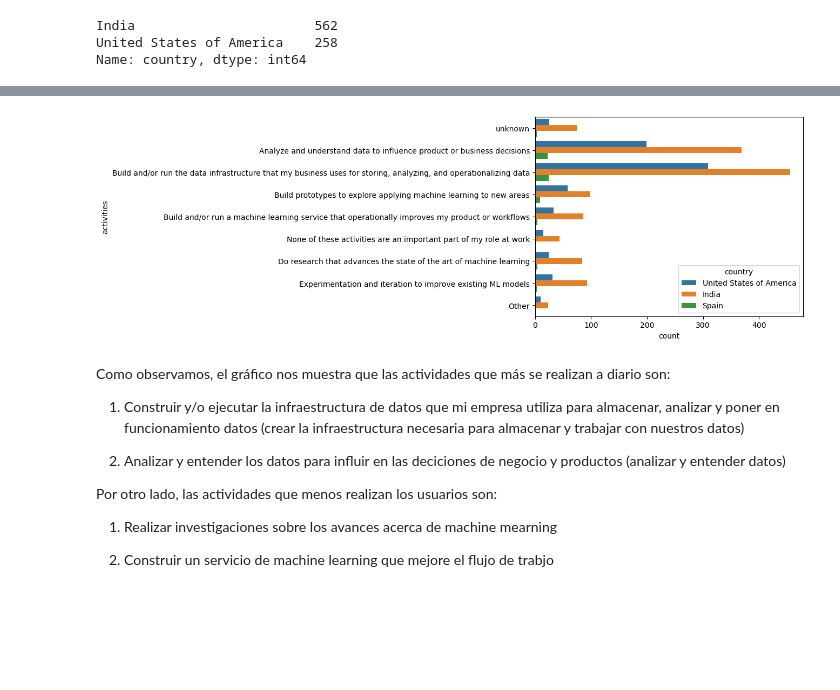
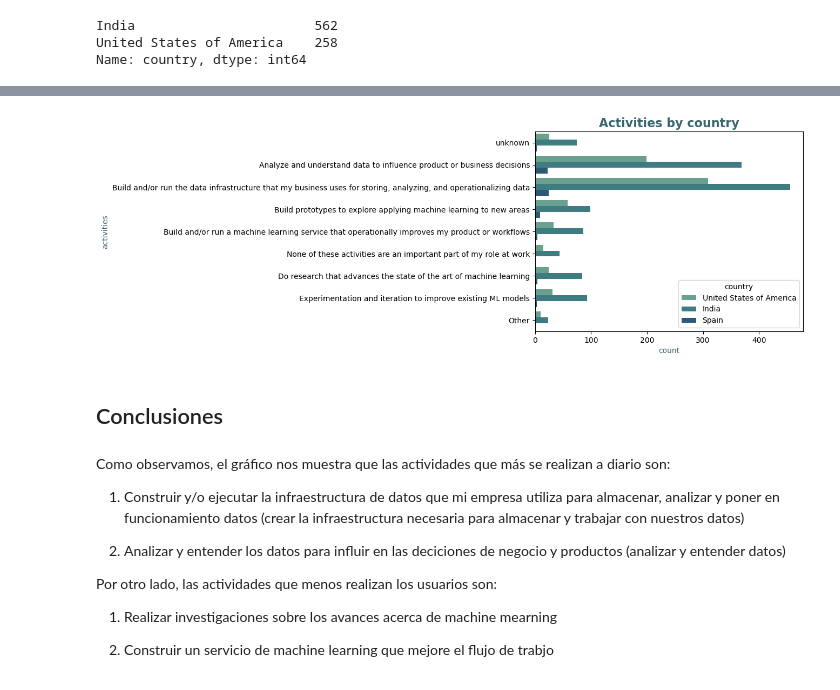
Before and after one commit to LourdesBoj/promoE_modulo2_proyecto_equipo3_AndreaIreneLourdesVictoria, a Jupyter notebook: Jupyter/analisis_graficas/Pregunta_actividades.ipynb, the cells around one changed output, grey strips where cells are left out. Cells and saved outputs as stored; diff of their text form; code cells hidden in the pictures; blank space fills up the shorter version.

```diff
--- a/Jupyter/graficas/Pregunta_actividades.ipynb
+++ b/Jupyter/analisis_graficas/Pregunta_actividades.ipynb
@@ -177,10 +180,15 @@ paises.head(2)
 |  | country | current_role | yearly_compensation | programming_languages | ides | visualization | activities | ... |
 | 32 | United States of America | Data Analyst | unknown | R | RStudio | Ggplot / ggplot2 | unknown | ... |
 | 102 | India | Data Analyst | 1,000-1,999 | Python | Jupyter (JupyterLab, Jupyter Note... | Matplotlib ,Seaborn ,Ggplot / ggp... | Analyze and understand data to in... | ... |
-# %%
-sns.countplot(y = 'activities', data = paises, hue = 'country');
-# %% [output]
-[figure, removed]
+# %%
+sns.countplot(y = 'activities', data = paises, hue = 'country', palette="crest");
+plt.title("Activities by country", color = "#3a6670", fontweight='bold', fontsize = 16);
+plt.xlabel("count", color = "#3a6670");
+plt.ylabel("activities", color = "#3a6670");
+# %% [output]
+[figure, added]
+# %% [markdown]
+## Conclusiones
 # %% [markdown]
 Como observamos, el gráfico nos muestra que las actividades que más se realizan a diario son:
 
```
Also changed, not shown: parts of 4 cells of this notebook, 14 other files.
